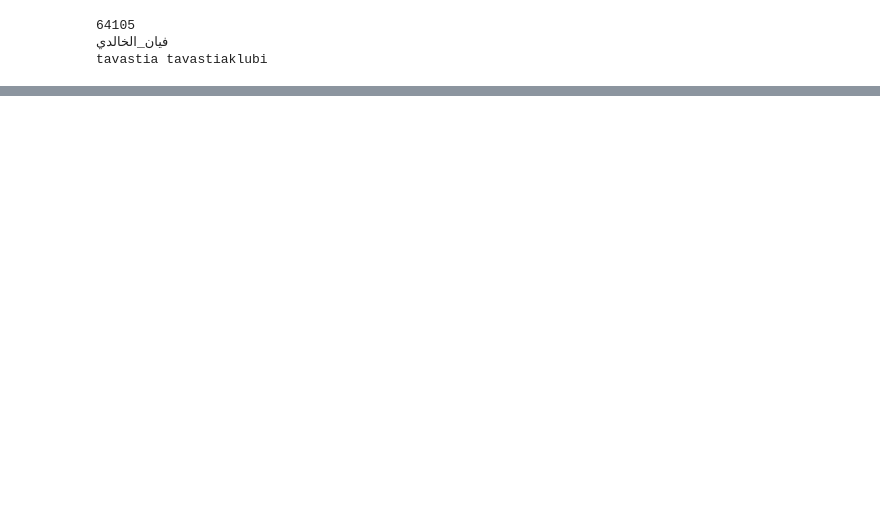
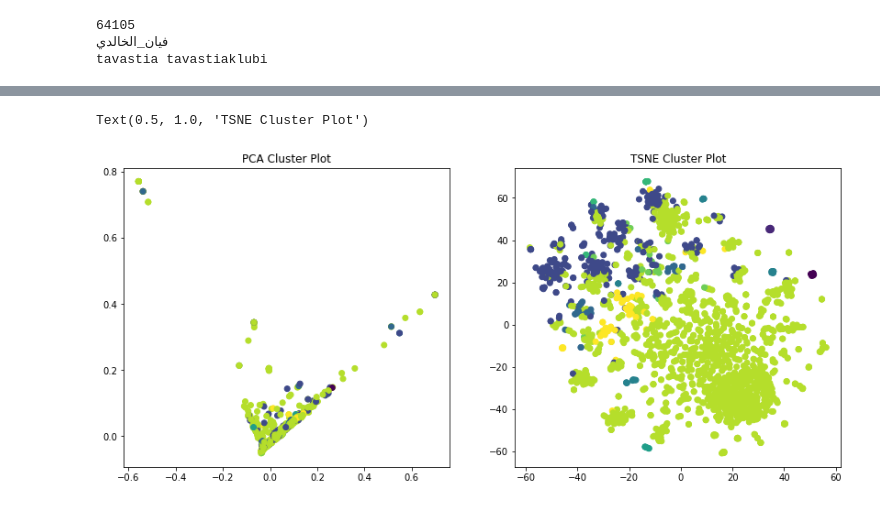
Before and after one commit to manalelka/SeasonalHotspots, a Jupyter notebook: StreamlitApp/Perfetct tag.ipynb, the cells around one changed output, grey strips where cells are left out. Saved outputs shown, nothing was run; the diff lists cells and outputs as text; code cells hidden in the pictures; blank space fills up the shorter version.

Commit message:
Clusters added to the app

```diff
--- a/StreamlitApp/Perfetct tag.ipynb
+++ b/StreamlitApp/Perfetct tag.ipynb
@@ -7,6 +7,8 @@ df=loadData()
 # %%
 clusters = 10
 top_limit = 10
+max_iter = 100
+n_init = 5
 # %%
 tag_series = df['tags']
 posts = []
@@ -28,8 +30,8 @@ posts_matrix = vectorizer.fit_transform(posts)
 model = KMeans(
     n_clusters=clusters,
     init='k-means++',
-    max_iter=100,
-    n_init=1,
+    max_iter=max_iter,
+    n_init=n_init,
 )
 
 post_clusters = model.fit_predict(posts_matrix)
@@ -60,0 +76,17 @@ housemusic
+# %%
+max_items = np.random.choice(range(len(posts)), size=2000, replace=False)
+pca = PCA(n_components=2).fit_transform(posts_matrix[max_items, :].todense())
+tsne = TSNE().fit_transform(PCA(n_components=50).fit_transform(posts_matrix[max_items,:].todense()))
+# %%
+labels = model.labels_[max_items]
+# %%
+f, ax = plt.subplots(1, 2, figsize=(14, 6))
+
+ax[0].scatter(data2D[:, 0], data2D[:, 1], c=labels)
+ax[0].set_title('PCA Cluster Plot')
+
+ax[1].scatter(tsne[:, 0], tsne[:, 1], c=labels)
+ax[1].set_title('TSNE Cluster Plot')
+# %% [output]
+Text(0.5, 1.0, 'TSNE Cluster Plot')
+[figure, added]
```
Also changed, not shown: parts of 3 cells of this notebook, 3 other files.
